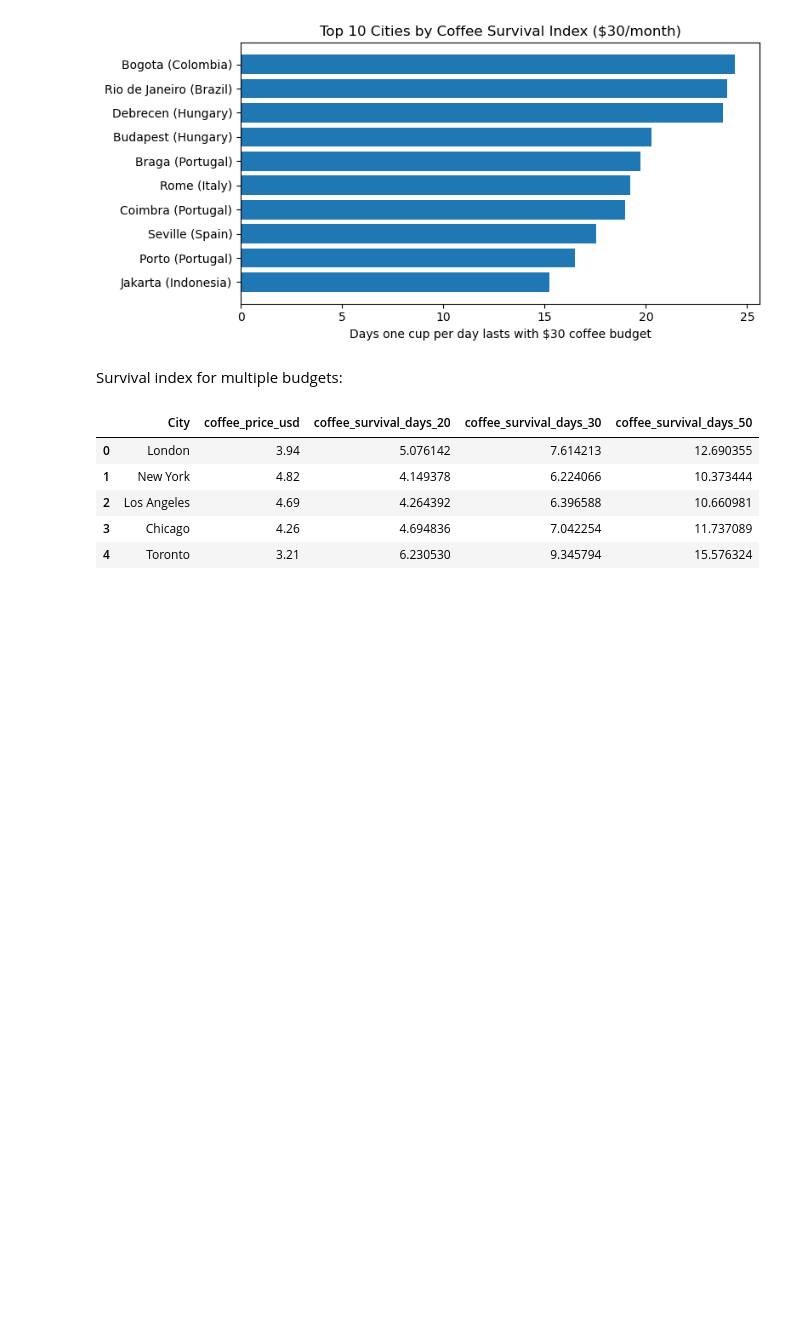
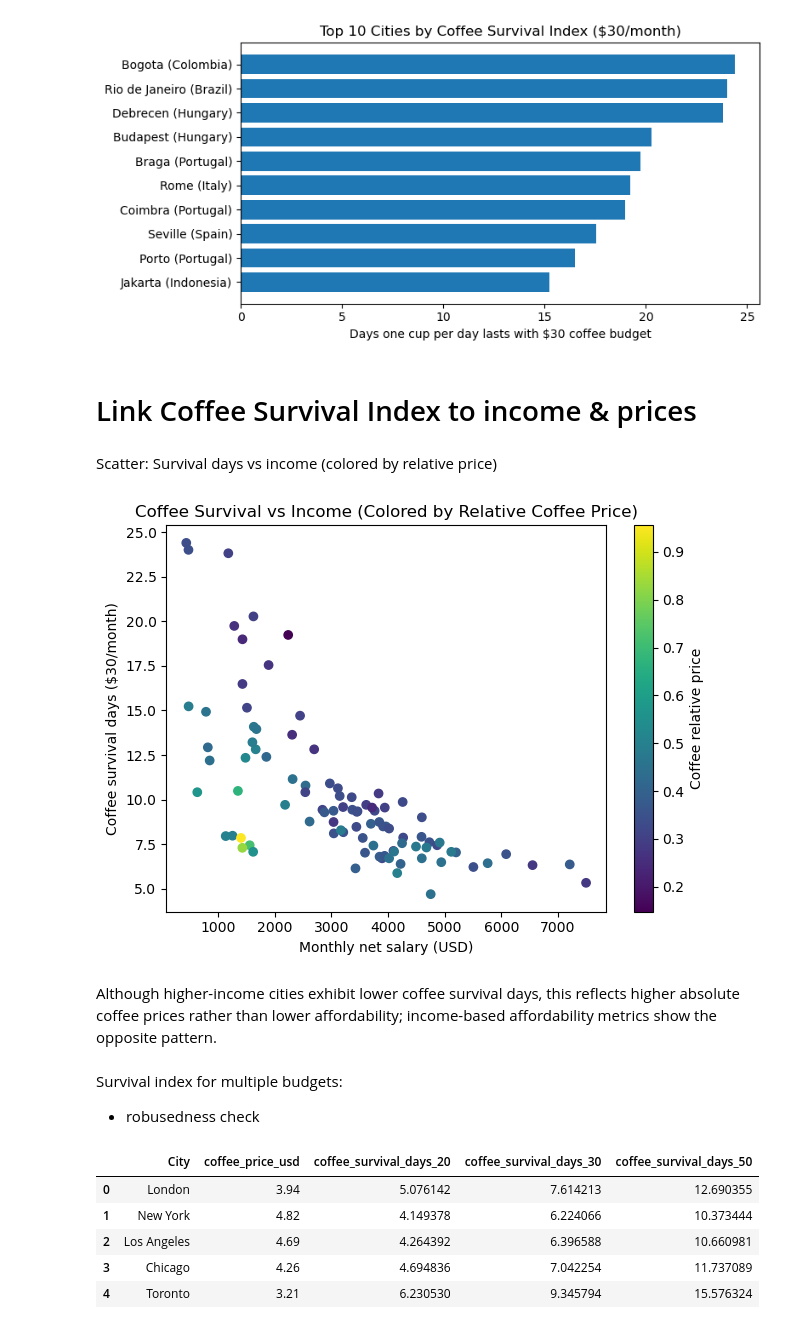
Before and after one commit to luckakovy/Global-Analysis-of-Coffee-Affordability-Best-Cities-for-Boke-Caffeine-Addicted-Students, a Jupyter notebook: analysis.ipynb, the cells around one changed output. Cells and saved outputs as stored; diff of their text form; code cells hidden in the pictures; blank space fills up the shorter version.

```diff
--- a/analysis.ipynb
+++ b/analysis.ipynb
@@ -646,8 +646,30 @@ plt.tight_layout()
 plt.show()
 # %% [output]
 [figure]
+# %% [markdown]
+# Link Coffee Survival Index to income & prices
+# %% [markdown]
+Scatter: Survival days vs income (colored by relative price)
+# %%
+plt.figure()
+plt.scatter(
+    coffee_salary_df["monthly_net_salary"],
+    coffee_salary_df["coffee_survival_days_30"],
+    c=coffee_salary_df["coffee_relative_price"]
+)
+plt.xlabel("Monthly net salary (USD)")
+plt.ylabel("Coffee survival days ($30/month)")
+plt.title("Coffee Survival vs Income (Colored by Relative Coffee Price)")
+plt.colorbar(label="Coffee relative price")
+plt.tight_layout()
+plt.show()
+# %% [output]
+[figure, added]
+# %% [markdown]
+Although higher-income cities exhibit lower coffee survival days, this reflects higher absolute coffee prices rather than lower affordability; income-based affordability metrics show the opposite pattern.
 # %% [markdown]
 Survival index for multiple budgets:
+- robusedness check
 # %%
 for budget in [20, 30, 50]:
     col = f"coffee_survival_days_{budget}"
```
Also changed, not shown: parts of 4 cells of this notebook.
